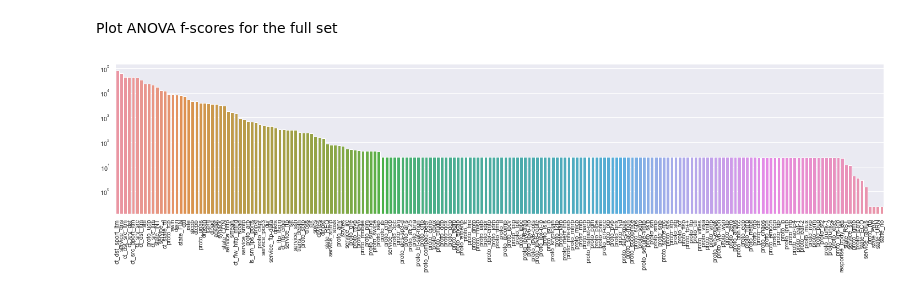
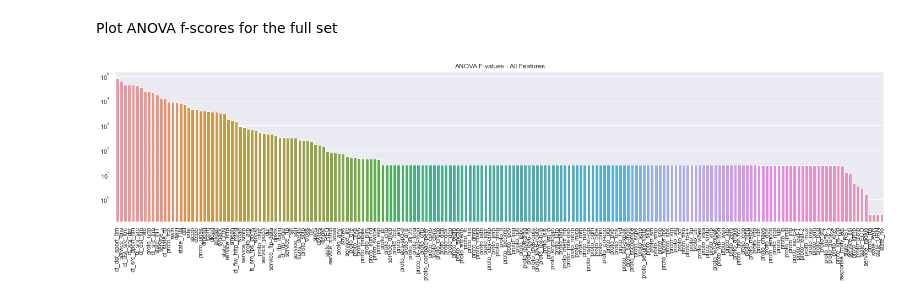
Before and after one commit to pvan1/DATA-606-Capstone, a Jupyter notebook: capstone-phase1.ipynb, the cells around one changed output. Cells and saved outputs as stored; diff of their text form; code cells hidden in the pictures.

```diff
--- a/capstone-phase1.ipynb
+++ b/capstone-phase1.ipynb
@@ -224,3 +238,12 @@ corr_heatmap.set_title('Correlation Heatmap')
 plt.savefig('./images/corr_heatmap.png', dpi=300, bbox_inches='tight')
 # %% [output]
 [figure]
+# %%
+#test
+corr_pairs = {}
+feats = correlation_matrix.columns#['sloss']['sbytes']
+for x in feats:
+    for y in feats:
+        if x != y and np.abs(correlation_matrix[x][y]) >= 0.7:  # which pairs are strongly correlated?
+            if (y, x) not in corr_pairs.keys():
+                corr_pairs[(x, y)] = correlation_matrix[x][y]
@@ -414,0 +490,12 @@ training_data_std.to_pickle("./data/training_data_std.pkl")
+# %%
+# a function to plot bar charts, to save typing
+def plotbarchart(xvals, yvals, fname, title, xsize=10, ysize=5, ordr=None, ylog=False):
+    plt.figure(figsize=(xsize,ysize))
+    sns.set_style('darkgrid')
+    chart = sns.barplot(x=xvals, y=yvals, order=ordr)
+    chart.set_xticklabels(chart.get_xticklabels(), rotation=90)
+    if ylog == True:
+        chart.set_yscale('log')
+    chart.set_title(title)
+    plt.savefig(fname, dpi=300, bbox_inches='tight')
+    plt.show()
@@ -547,15 +590,13 @@ plt.show()
 # %% [markdown]
 Plot ANOVA f-scores for the full set
 # %%
-f_value_full = f_classif(X=training_data_onehot, y=training_cats)
+# calculate the ANOVA F-value using the full set of features
+f_value_full, p_value_full = f_classif(X=training_data_onehot, y=training_cats)
+# %%
+# create a descending ordered list of full set of ANOVA F-values
+anova_full_list_desc = sorted(list(zip(training_data_onehot.columns, f_value_full)), reverse=True, key=lambda x:x[1])
 # %%
-anova_full_list_desc = sorted(list(zip(training_data_onehot.columns, f_value_full[0])), reverse=True, key=lambda x:x[1])
-plt.figure(figsize=(25,5))
-sns.set_style('darkgrid')
-anova_full_plot = sns.barplot(x=training_data_onehot.columns, y=f_value_full[0], order=[x[0] for x in anova_full_list_desc])
-anova_full_plot.set_xticklabels(anova_full_plot.get_xticklabels(), rotation=90)
-anova_full_plot.set_yscale('log')
-plt.savefig('./images/anova_fvalues_full.png', dpi=300, bbox_inches='tight')
-plt.show()
+plotbarchart(training_data_onehot.columns, f_value_full, './images/anova_fvalues_full.png', 'ANOVA F-values - All Features',
+             xsize=25, ysize=5, ordr=[x[0] for x in anova_full_list_desc], ylog=True)
 # %% [output]
-[figure, old version]
+[figure, new version]
```
Also changed, not shown: parts of 52 cells of this notebook.
